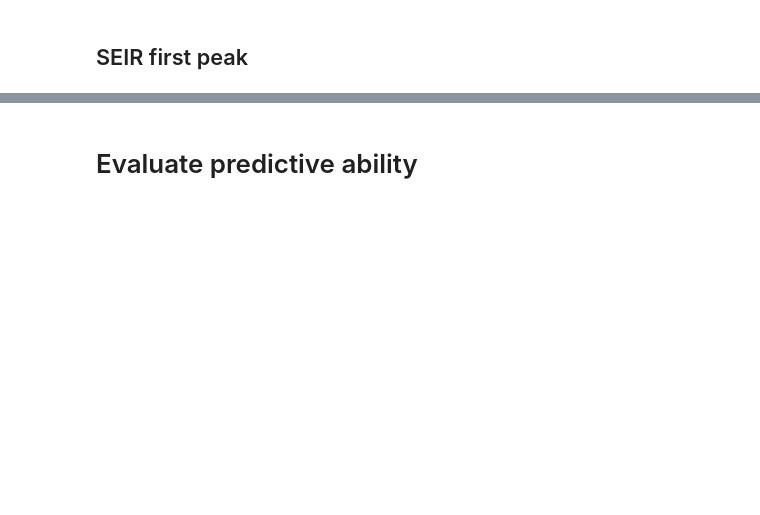
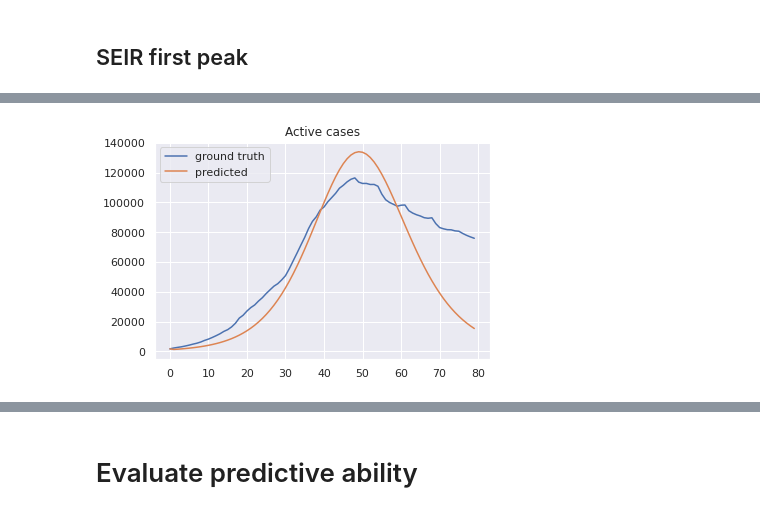
Before and after one commit to btseytlin/covid_peak_sir_modelling, a Jupyter notebook: sir curve fit.ipynb, the cells around one changed output, grey strips where cells are left out. Drawn from its saved outputs; the diff is of its cells as text; code cells hidden in the pictures; blank space fills up the shorter version.

```diff
--- a/sir curve fit.ipynb
+++ b/sir curve fit.ipynb
@@ -106,0 +127,10 @@ result.best_values
+# %%
+plt.figure()
+x = np.arange(len(subset))
+plt.plot(x, subset['infected'], label='ground truth')
+plt.plot(x, I, label='predicted')
+plt.legend()
+plt.title('Active cases')
+plt.show()
+# %% [output]
+[figure, added]
```
Also changed, not shown: parts of 9 cells of this notebook, 1 other file.
